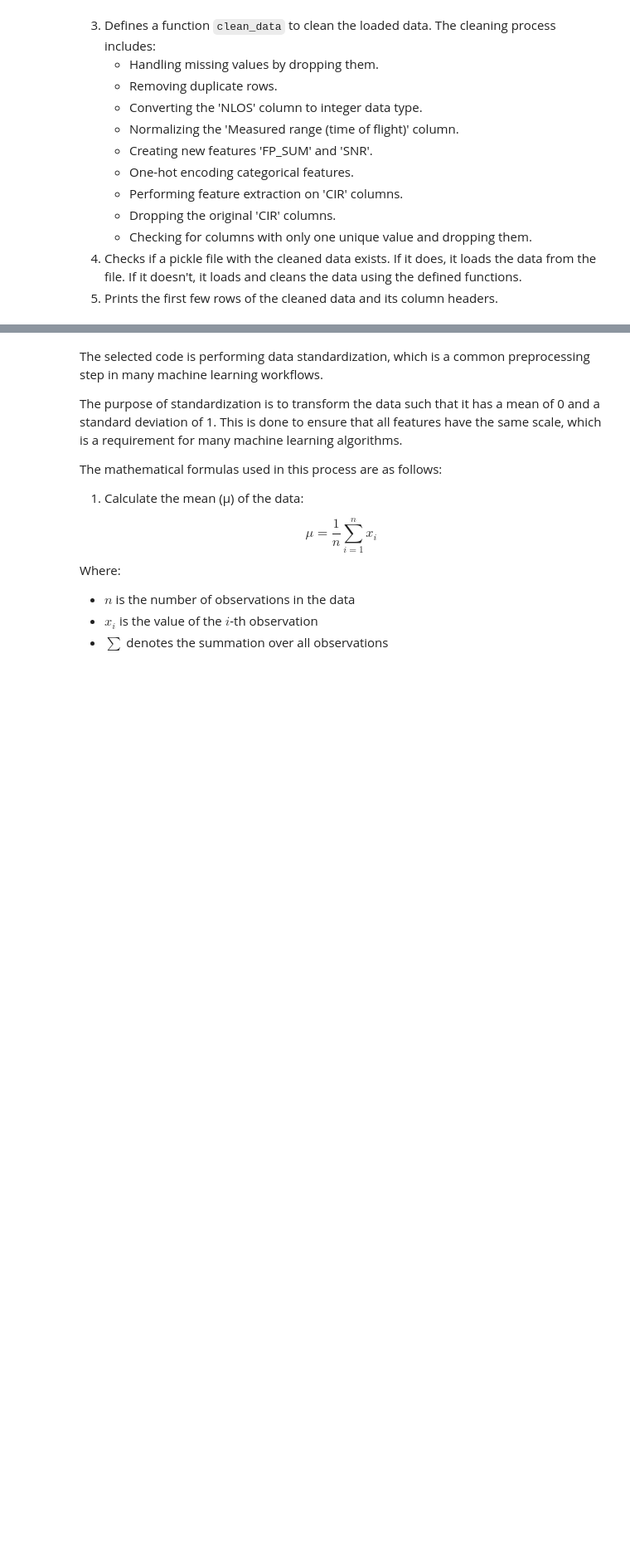
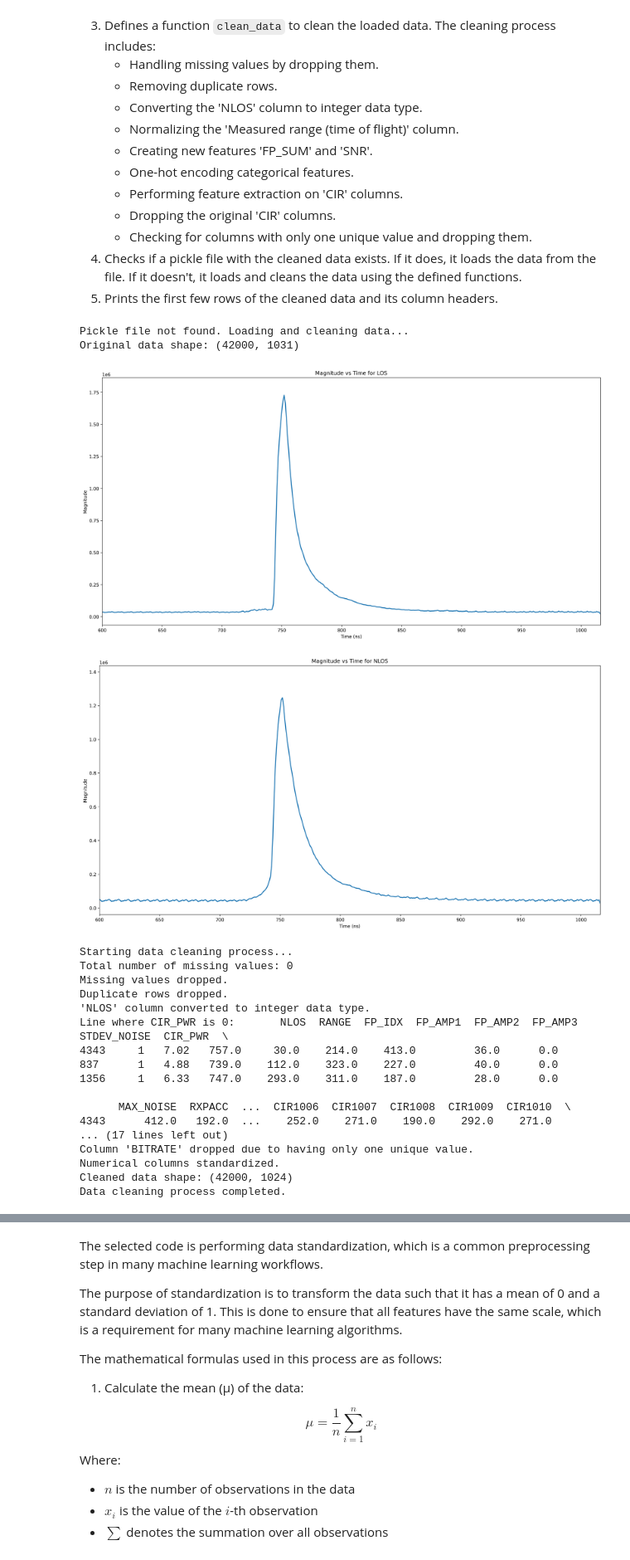
Before and after one commit to Devoalda/CSC3105_Project, a Jupyter notebook: Project.ipynb, the cells around one changed output, grey strips where cells are left out. Shown at 83% size. Drawn from its saved outputs; the diff is of its cells as text; code cells hidden in the pictures; blank space fills up the shorter version.

```diff
--- a/Project.ipynb
+++ b/Project.ipynb
@@ -37 +88,31 @@ def load_data(dataset_dir):
+# %%
+
+def snr_graph(data):
+    # Separate the data into LOS and NLOS
+    data_los = data[data['NLOS'] == 0]
+    data_nlos = data[data['NLOS'] == 1]
+
+    # Extract the SNR values
+    snr_los = data_los['SNR']
+    snr_nlos = data_nlos['SNR']
+
+    # Create a new figure
+    plt.figure(figsize=(10, 5))
+
+    # Plot SNR for LOS
+    plt.plot(snr_los, label='LOS')
+
+    # Plot SNR for NLOS
+    plt.plot(snr_nlos, color='red', label='NLOS')
+
+    # Set title and labels
+    plt.title('SNR for LOS and NLOS')
+    plt.xlabel('Index')
+    plt.ylabel('SNR')
+
+    # Add a legend
+    plt.legend()
+
+    # Show the plot
+    plt.show()
 # %%
@@ -150,30 +292,55 @@ def clean_data(data):
 # %%
 import pickle
 
 # File='data_original.pkl'
 File = 'data.pkl'
 
 # Check if the file exists
 if os.path.exists(File):
     # If the file exists, load it
     print("Loading data from pickle file...")
     with open(File, 'rb') as f:
         data = pickle.load(f)
     print("Data loaded successfully.")
 else:
     # If the file doesn't exist, load and clean the data
     print("Pickle file not found. Loading and cleaning data...")
     data = load_data(DATASET_DIR)
+    cir_graphs(data)
     data = clean_data(data)
+    snr_graph(data)
+    cir_graphs(data)
     print("Data loaded and cleaned successfully.")
     print("Saving cleaned data to pickle file...")
     with open(File, 'wb') as f:
         pickle.dump(data, f)
     print("Cleaned data saved to pickle file successfully.")
 
 print("First few rows of the data:")
 print(data.head())
 
 # Print Headers
 print("Column headers:")
 print(data.columns)
+# %% [output]
+Pickle file not found. Loading and cleaning data...
+Original data shape: (42000, 1031)
+[figure, added]
+[figure, added]
+Starting data cleaning process...
+Total number of missing values: 0
+Missing values dropped.
+Duplicate rows dropped.
+'NLOS' column converted to integer data type.
+Line where CIR_PWR is 0:       NLOS  RANGE  FP_IDX  FP_AMP1  FP_AMP2  FP_AMP3  STDEV_NOISE  CIR_PWR  \
+4343     1   7.02   757.0     30.0    214.0    413.0         36.0      0.0
+837      1   4.88   739.0    112.0    323.0    227.0         40.0      0.0
+1356     1   6.33   747.0    293.0    311.0    187.0         28.0      0.0
+
+      MAX_NOISE  RXPACC  ...  CIR1006  CIR1007  CIR1008  CIR1009  CIR1010  \
+4343      412.0   192.0  ...    252.0    271.0    190.0    292.0    271.0
+... (17 lines left out)
+Column 'BITRATE' dropped due to having only one unique value.
+Numerical columns standardized.
+Cleaned data shape: (42000, 1024)
+Data cleaning process completed.
```
Also changed, not shown: parts of 30 cells of this notebook.
